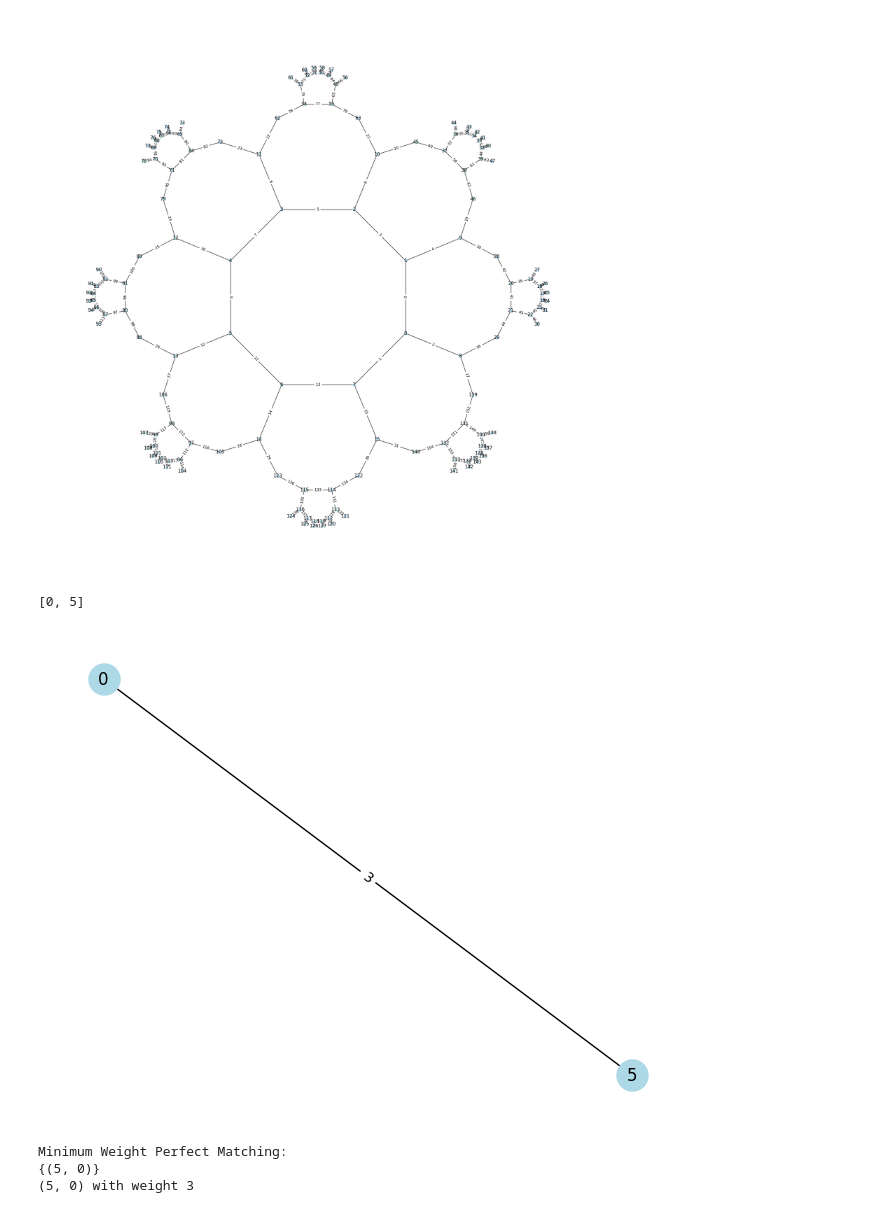
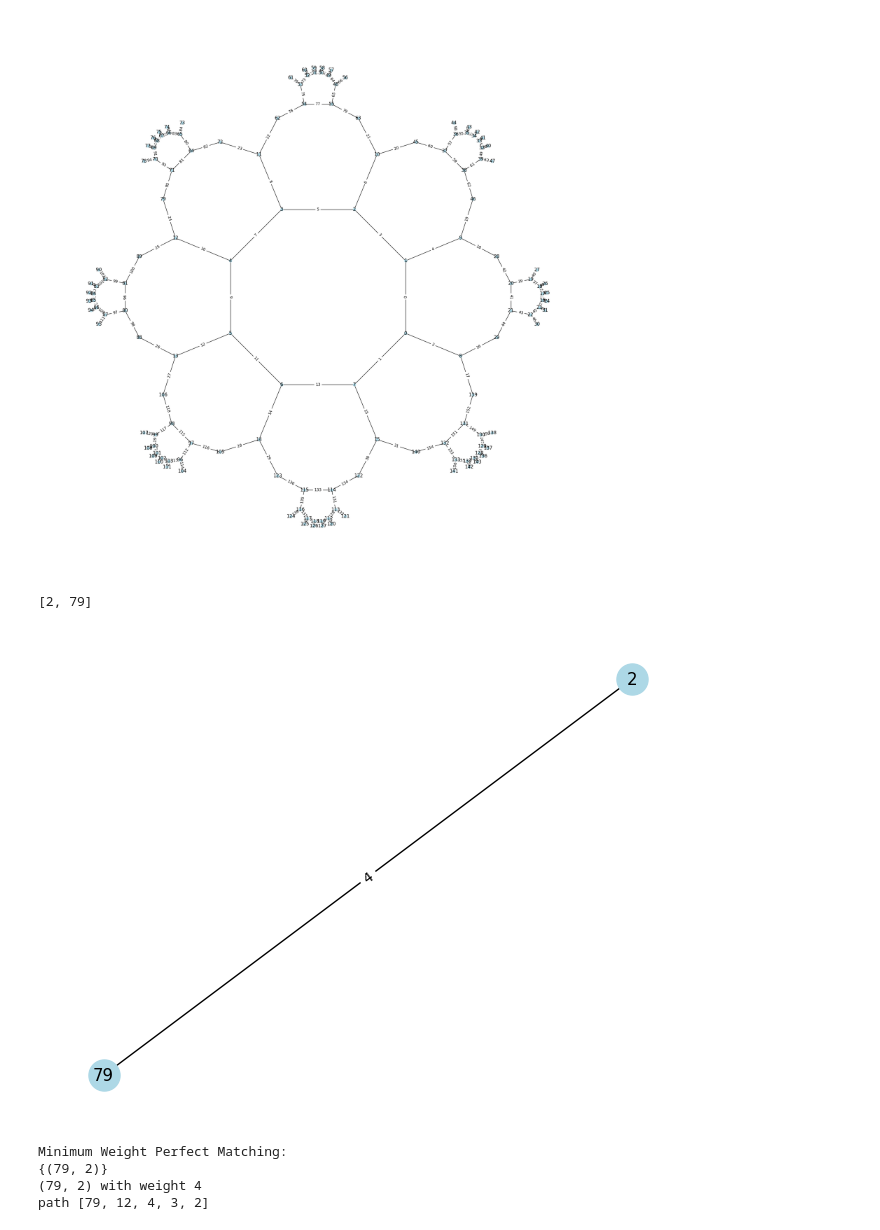
Before and after one commit to AhmeedAdelMahmoud/HQECC-Threshold, a Jupyter notebook: {8,3}-threshold.ipynb, the cells around one changed output. Saved outputs shown, nothing was run; the diff lists cells and outputs as text; code cells hidden in the pictures.

Commit message:
WIP function for detecting logical error.
fails to detect for the current selection of edges

```diff
--- a/{8,3}-threshold.ipynb
+++ b/{8,3}-threshold.ipynb
@@ -110,7 +110,7 @@ def plot_vertices_with_edges(vertices):
         pos=pos_dict,
         node_size=50,  # Adjust node size
         node_color="lightblue",
-        with_labels=False,
+        with_labels=True,
         font_size=12,  # Increase font size for node labels
         font_color="black"
     )
@@ -176,7 +176,7 @@ circuit_graph = plot_vertices_with_edges(final_vertices)
 # %% [output]
 [figure]
 # %%
-def generate_circuit(graph, error_edges):
+def generate_circuit(graph, p):
     num_vertices = len(graph.nodes())
     num_edges = len(graph.edges())
 
@@ -189,8 +189,16 @@ def generate_circuit(graph, error_edges):
     qc.add_register(edges_qubits)
     qc.add_register(cr)
 
-    for j in error_edges:
+    # for j in range(len(edges_qubits)):
+    #     # np.random.seed(100)
+    #     random_number = np.random.rand()
+    #     if random_number < p:
+    #         qc.x(edges_qubits[j])
+    #         affected_edges.append(j)
+
+    for j in [5,8,23,82,81,95]:
         qc.x(edges_qubits[j])
+        affected_edges.append(j)
 
 
     for v in range(len(graph.nodes())):
@@ -222,9 +230,9 @@ def generate_circuit(graph, error_edges):
 
     return qc
 # %%
-
-error_edges = [0,3,5,9,7]
-qcc= generate_circuit(circuit_graph, error_edges)
+affected_edges = []
+# error_edges = [0,3,5,9,7]
+qcc= generate_circuit(circuit_graph, 0.02)
 simulator = AerSimulator()
 result = simulator.run(qcc, shots=1).result().get_counts()
 syndrome_measurement = next(iter(result))[::-1]
@@ -233,42 +241,44 @@ print(indices)
 # syndrome_measurements = {k: v for k, v in sorted(result.items(), key=lambda item: item[1])}
 # print(syndrome_measurements)
 # %% [output]
-[0, 5]
+[2, 79]
 # %%
 syndrome_graph = nx.Graph()
 for v in indices:
     syndrome_graph.add_node(v, label = True)
 
-unique_shortest_paths = []
 for i, ver1 in enumerate(indices):
     for j, ver2 in enumerate(indices[i+1:], start=i+1):
-        unique_shortest_paths.append(nx.shortest_path(circuit_graph, source=ver1, target=ver2))
         weight = nx.shortest_path_length(circuit_graph, source=ver1, target=ver2)
         syndrome_graph.add_edge(ver1, ver2, weight=weight)
-
 
 # Draw the syndrome graph
 pos = nx.spring_layout(syndrome_graph)  # Positioning for better visualization
 nx.draw(syndrome_graph, pos, with_labels=True, node_color="lightblue", node_size=500)
 
 # Add edge labels showing the weights
 edge_labels_with_weight = nx.get_edge_attributes(syndrome_graph, 'weight')  # Retrieve weights
 nx.draw_networkx_edge_labels(syndrome_graph, pos, edge_labels=edge_labels_with_weight)
 
 # Show the graph
 plt.show()
 # %% [output]
-[figure, old version]
+[figure, new version]
 # %%
 matching = nx.algorithms.matching.min_weight_matching(syndrome_graph)
 
+correction_paths = []
 # Print the matching
 print("Minimum Weight Perfect Matching:")
 print(matching)
 for edge in matching:
     print(edge, "with weight", syndrome_graph.edges[edge]['weight'])
+    path = nx.shortest_path(circuit_graph, source=edge[0], target=edge[1])
+    print('path', path)
+    correction_paths.append(path)
 # %% [output]
 Minimum Weight Perfect Matching:
-{(5, 0)}
-(5, 0) with weight 3
+{(79, 2)}
+(79, 2) with weight 4
+path [79, 12, 4, 3, 2]
 # %%
```
Also changed, not shown: parts of 2 cells of this notebook.
